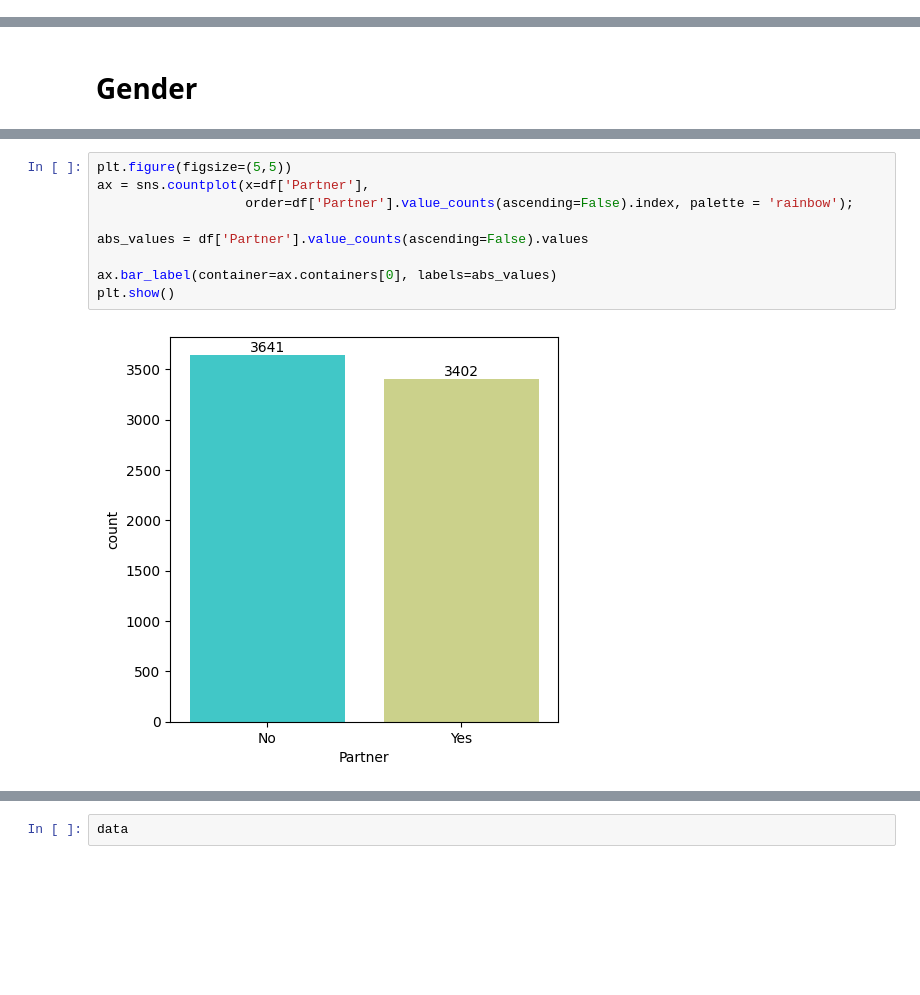
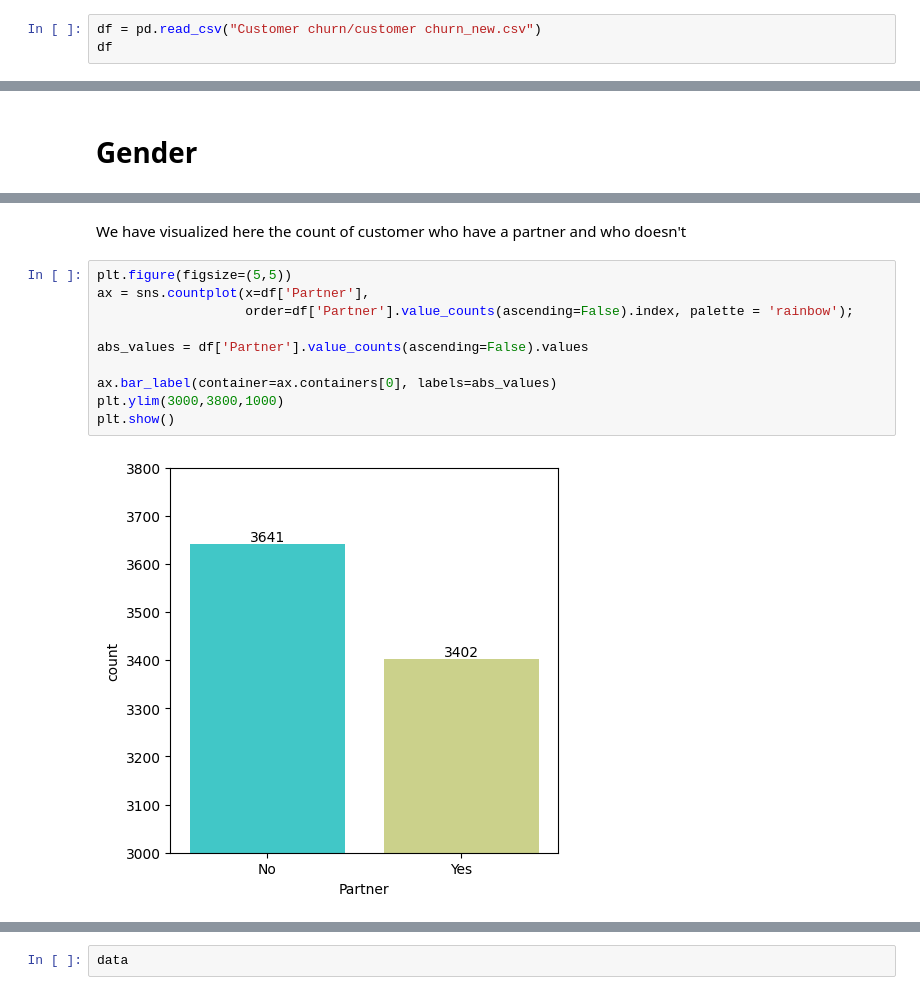
Before and after one commit to oneeyed-yggdrasil/CustomerSatisfaction, a Jupyter notebook: cc_new_01.ipynb, the cells around one changed output, grey strips where cells are left out. Cells and saved outputs as stored; diff of their text form; blank space fills up the shorter version.

```diff
--- a/cc_new_01.ipynb
+++ b/cc_new_01.ipynb
@@ -58,0 +9,3 @@ There are no null values in the dataset
+# %%
+df = pd.read_csv("Customer churn/customer churn_new.csv")
+df
@@ -264,12 +302,15 @@ plt.show()
 [figure]
+# %% [markdown]
+We have visualized here the count of customer who have a partner and who doesn't
 # %%
 plt.figure(figsize=(5,5))
 ax = sns.countplot(x=df['Partner'],
                    order=df['Partner'].value_counts(ascending=False).index, palette = 'rainbow');
 
 abs_values = df['Partner'].value_counts(ascending=False).values
 
 ax.bar_label(container=ax.containers[0], labels=abs_values)
+plt.ylim(3000,3800,1000)
 plt.show()
 # %% [output]
-[figure, old version]
+[figure, new version]
```
Also changed, not shown: parts of 87 cells of this notebook.
